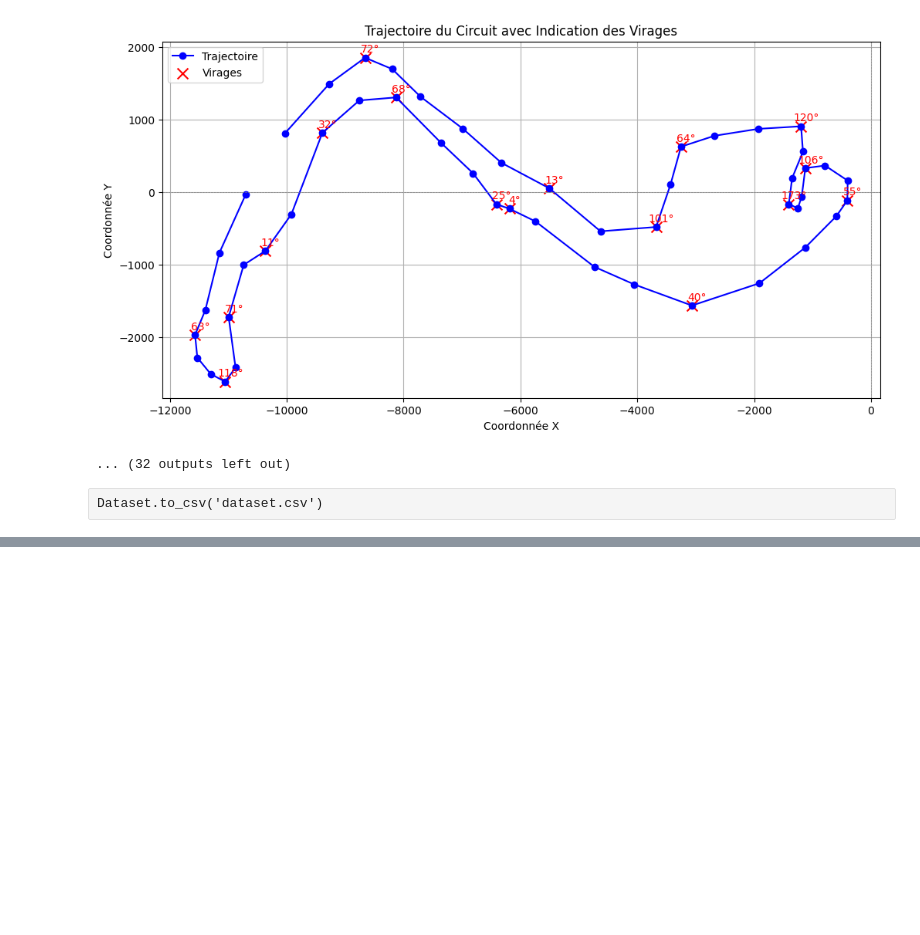
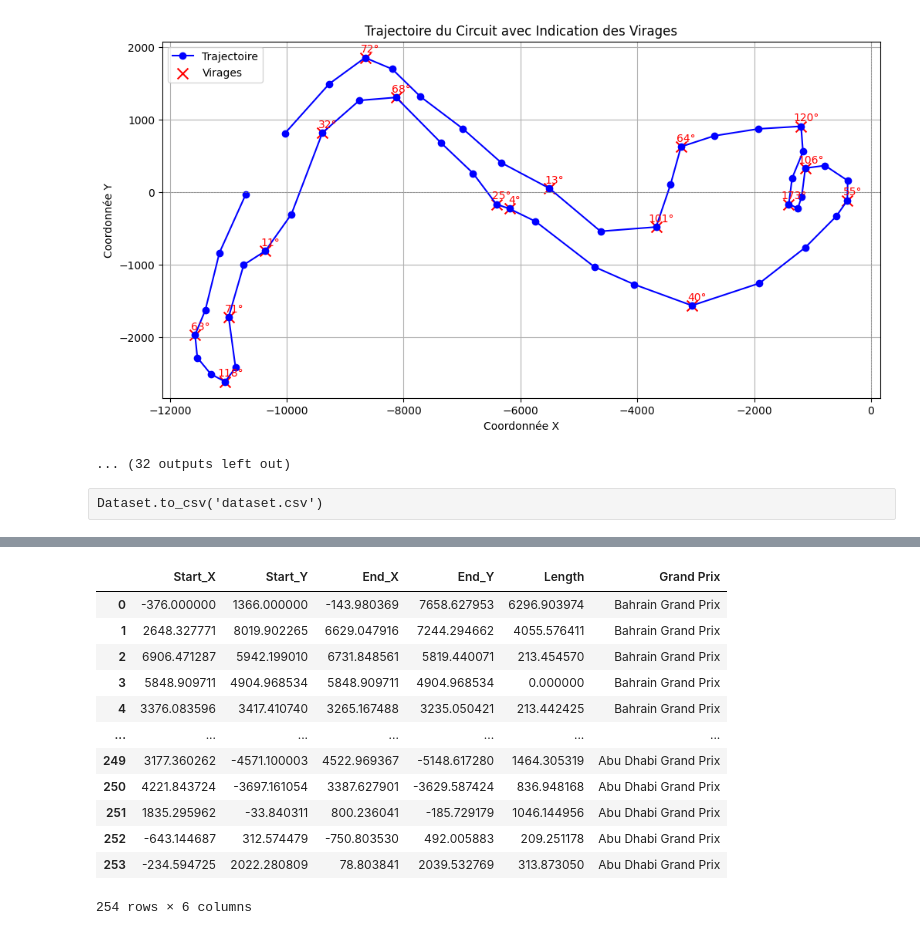
Before and after one commit to rricc22/F1, a Jupyter notebook: section.ipynb, the cells around one changed output, grey strips where cells are left out. Drawn from its saved outputs; the diff is of its cells as text; code cells hidden in the pictures; blank space fills up the shorter version.

Commit message:
section being complet

```diff
--- a/section.ipynb
+++ b/section.ipynb
@@ -157,8 +144,6 @@ Try using .loc[row_indexer,col_indexer] = value instead
 
 See the caveats in the documentation: https://pandas.pydata.org/pandas-docs/stable/user_guide/indexing.html#returning-a-view-versus-a-copy
   corner_df['Angle'] = None
-# %%
-df_reduit.loc[closest_index, 'Angle'] = row['Angle']
 # %%
 # Charger les circuits de la saison
 season_year = 2023
@@ -351,0 +560,14 @@ Dataset.to_csv('dataset.csv')
+# %%
+# Charger les circuits de la saison
+season_year = 2023
+Dataset = pd.DataFrame()
+schedule = fastf1.get_event_schedule(2023)
+# %%
+df_50_sections = pd.read_csv('/home/riccardo/Visual_Studio_Code/F1/dataset.csv')
+
+for gp_name in schedule['EventName'][1:]:
+
+    df_50_sections_updated = calculate_straight_sections(df_50_sections, 'Saudi Arabian Grand Prix', ignore_angles=False, plot=True)
+
+
+    Dataset = pd.concat([Dataset, df_straights], ignore_index=True)
@@ -351,0 +741,16 @@ Dataset.to_csv('dataset.csv')
+# %%
+Dataset
+# %% [output]
+|  | Start_X | Start_Y | End_X | End_Y | Length | Grand Prix |
+| 0 | -376.000000 | 1366.000000 | -143.980369 | 7658.627953 | 6296.903974 | Bahrain Grand Prix |
+| 1 | 2648.327771 | 8019.902265 | 6629.047916 | 7244.294662 | 4055.576411 | Bahrain Grand Prix |
+| 2 | 6906.471287 | 5942.199010 | 6731.848561 | 5819.440071 | 213.454570 | Bahrain Grand Prix |
+| 3 | 5848.909711 | 4904.968534 | 5848.909711 | 4904.968534 | 0.000000 | Bahrain Grand Prix |
+| 4 | 3376.083596 | 3417.410740 | 3265.167488 | 3235.050421 | 213.442425 | Bahrain Grand Prix |
+| ... | ... | ... | ... | ... | ... | ... |
+| 249 | 3177.360262 | -4571.100003 | 4522.969367 | -5148.617280 | 1464.305319 | Abu Dhabi Grand Prix |
+| 250 | 4221.843724 | -3697.161054 | 3387.627901 | -3629.587424 | 836.948168 | Abu Dhabi Grand Prix |
+| 251 | 1835.295962 | -33.840311 | 800.236041 | -185.729179 | 1046.144956 | Abu Dhabi Grand Prix |
+| 252 | -643.144687 | 312.574479 | -750.803530 | 492.005883 | 209.251178 | Abu Dhabi Grand Prix |
+| 253 | -234.594725 | 2022.280809 | 78.803841 | 2039.532769 | 313.873050 | Abu Dhabi Grand Prix |
+254 rows × 6 columns
```
Also changed, not shown: parts of 8 cells of this notebook, 1 other file.
